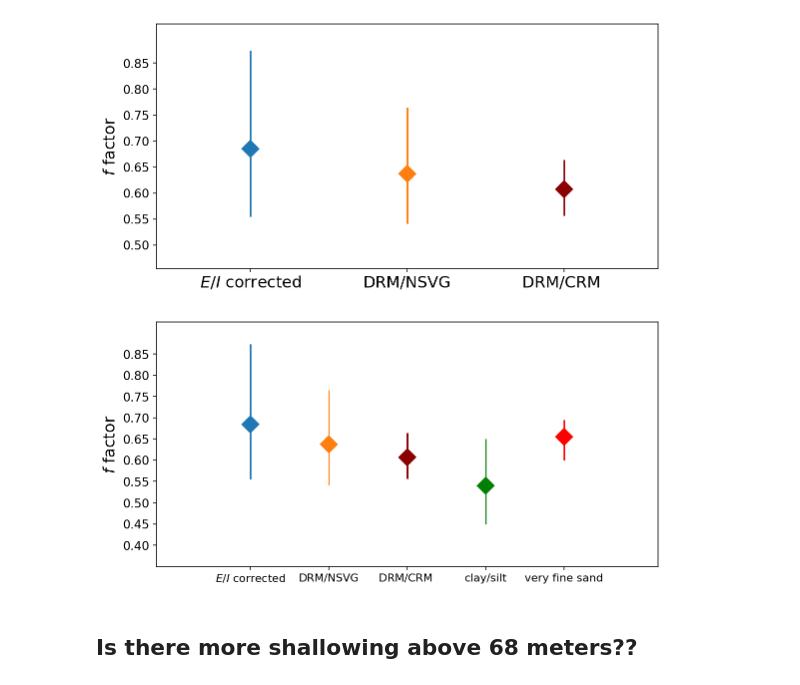
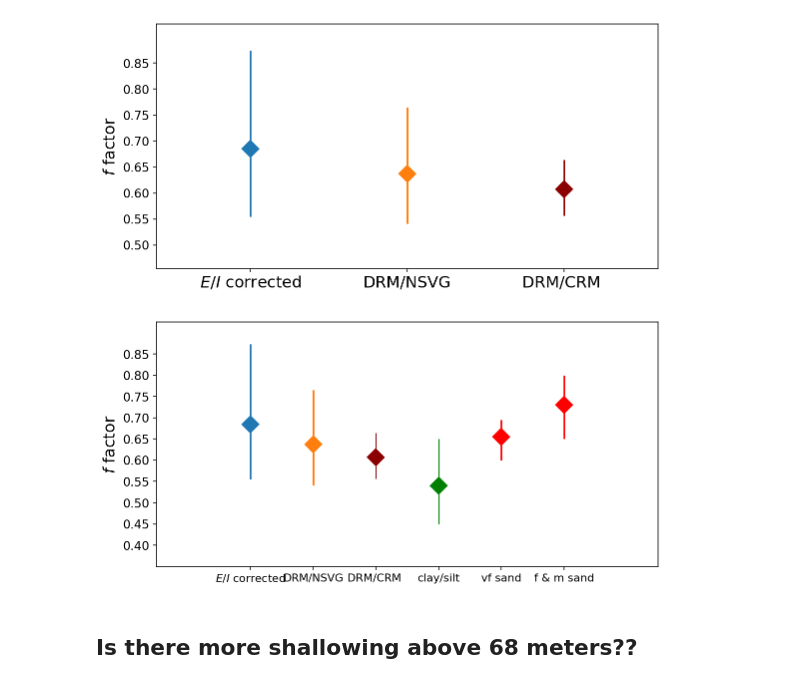
Before and after one commit to Swanson-Hysell-Group/Inclination_Shallowing, a Jupyter notebook: code/Notebooks/Cutface_pmag.ipynb, the cells around one changed output. Saved outputs shown, nothing was run; the diff lists cells and outputs as text; code cells hidden in the pictures.

Commit message:
changed some colors on cal tech plot

```diff
--- a/code/Notebooks/Cutface_pmag.ipynb
+++ b/code/Notebooks/Cutface_pmag.ipynb
@@ -1030,36 +1030,36 @@ plt.show()
 # %%
 summary_f_figure=plt.figure(figsize=(9,4.5))
 plt.ylim(.35,.925)
 
 final_f_ei=['$E/I$ corrected']
 final_f_nsvg=['DRM/NSVG']
 final_f=['DRM/CRM ']
 clay_silt=['clay/silt']
-vf_sand=['very fine sand']
-f_m_sand=['fine and medium sand']
+vf_sand=['vf sand']
+f_m_sand=['f & m sand']
 
 tick_range=np.arange(.40,.90,.05)
 
 plt.yticks(tick_range)
 plt.xticks(fontsize=11)
 plt.ylabel('$f$ factor',fontsize=16)
 
 plt.margins(x=.3)
 
 plt.errorbar(final_f_ei,0.685, yerr=[[.13],[.189]],marker='D',markersize='12',color='C0')
 plt.errorbar(final_f_nsvg,best_f_nsvg, yerr=[[.096],[.128]],marker='D',markersize='12',color='C1')
 plt.errorbar(final_f,best_f_mt, yerr=[[.051],[.057]],marker='D',markersize='12',color='darkred')
 plt.errorbar(clay_silt,0.54,yerr=[[.09],[.11]],marker='D',markersize='12',color='green')
 plt.errorbar(vf_sand,0.6554,yerr=[[.055],[.04]],marker='D',markersize='12',color='red')
-plt.errorbar(f_m_sand,0.73)
+plt.errorbar(f_m_sand,0.73,yerr=[[0.08],[0.07]],marker='D',markersize='12',color='red')
 
 plt.yticks(size=12)
 
 #plt.savefig('../code_output/summary_f_figure.pdf')
 
 plt.show()
 # %% [output]
-[figure, old version]
+[figure, new version]
 # %% [markdown]
 ## Is there more shallowing above 68 meters??
 # %%
```
